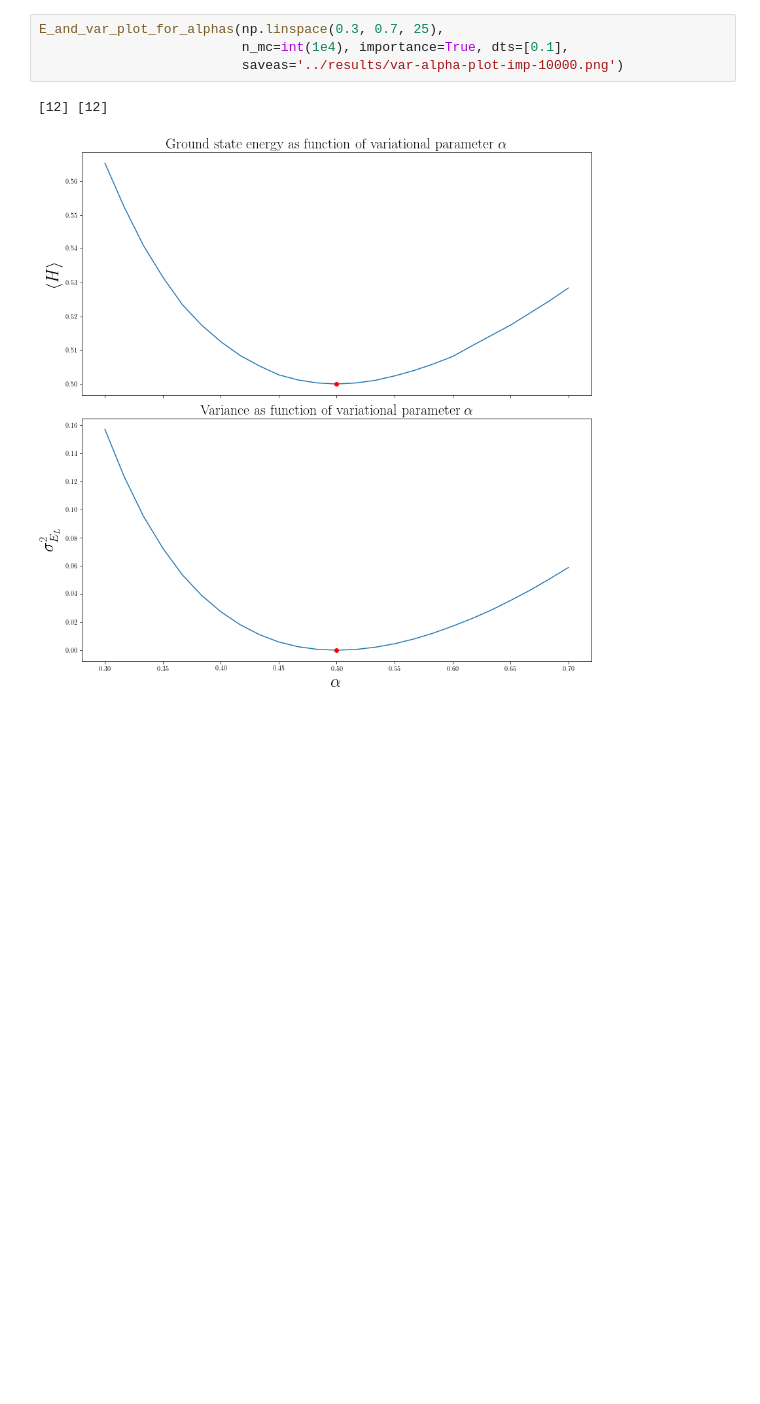
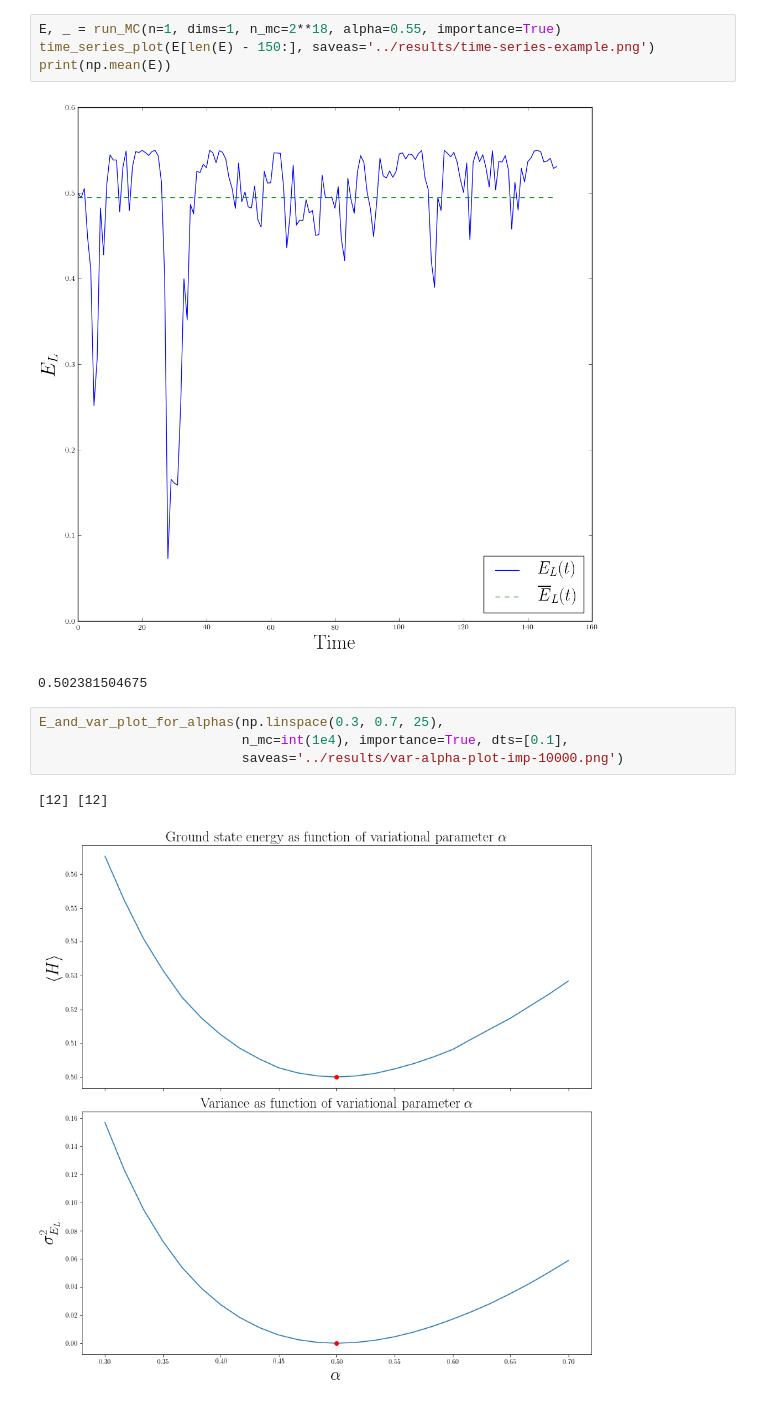
Before and after one commit to bsamseth/qflow, a Jupyter notebook: project1/src/analysis.ipynb, the cells around one changed output. Saved outputs shown, nothing was run; the diff lists cells and outputs as text; blank space fills up the shorter version.

```diff
--- a/project1/src/analysis.ipynb
+++ b/project1/src/analysis.ipynb
@@ -196,3 +232,10 @@ average            iterations      std. error
+# %%
+E, _ = run_MC(n=1, dims=1, n_mc=2**18, alpha=0.55, importance=True)
+time_series_plot(E[len(E) - 150:], saveas='../results/time-series-example.png')
+print(np.mean(E))
+# %% [output]
+[figure, added]
+0.502381504675
 # %%
 E_and_var_plot_for_alphas(np.linspace(0.3, 0.7, 25),
                           n_mc=int(1e4), importance=True, dts=[0.1],
```
Also changed, not shown: parts of 2 cells of this notebook, 1 other file.
